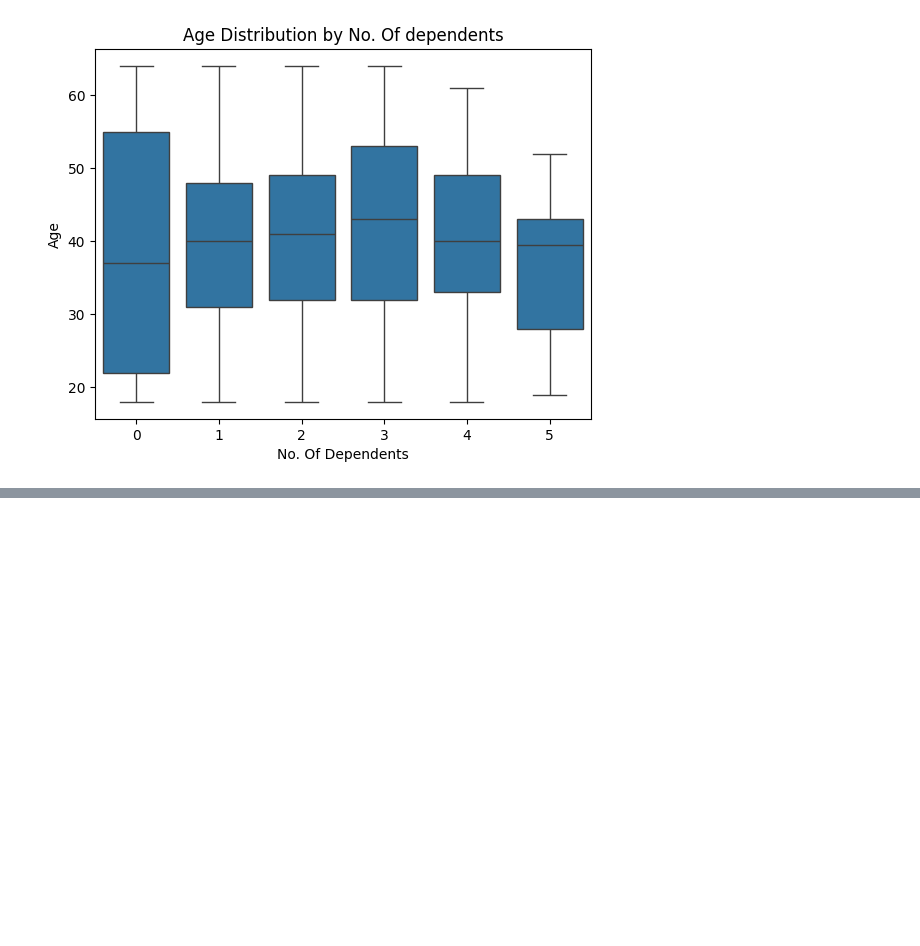
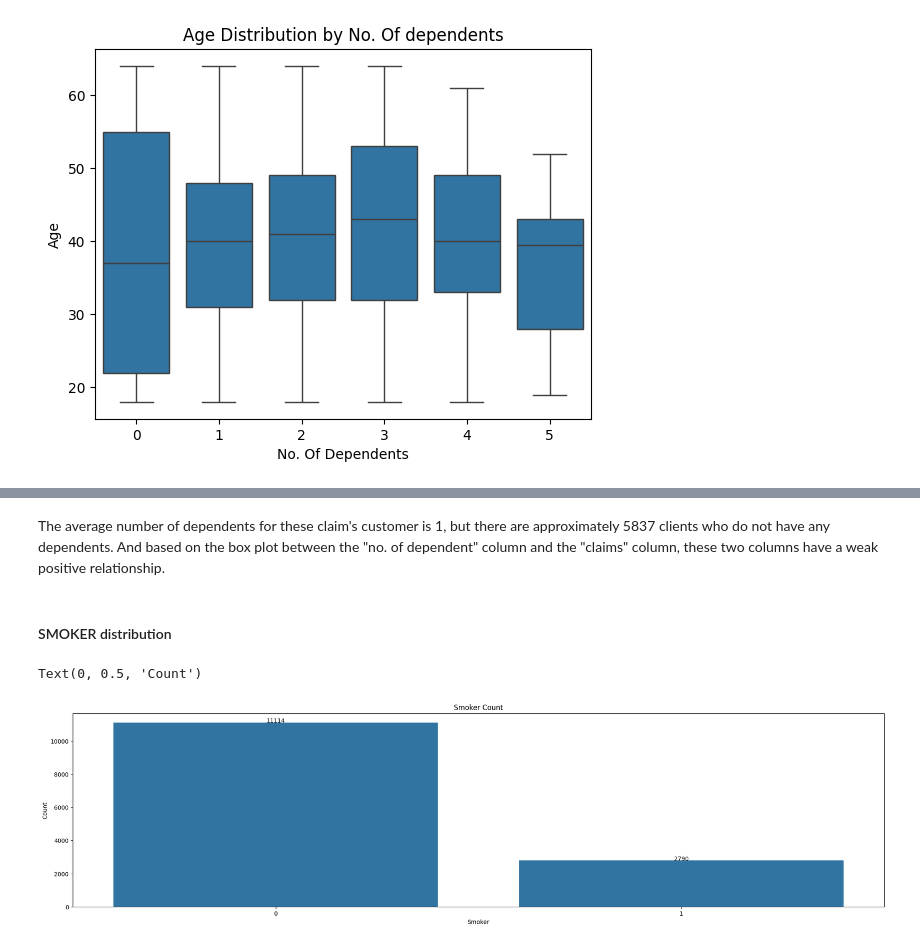
Before and after one commit to arun-ekambaram/Health-Insurance-Claim-Prediction, a Jupyter notebook: experiment.ipynb, the cells around one changed output, grey strips where cells are left out. Saved outputs shown, nothing was run; the diff lists cells and outputs as text; code cells hidden in the pictures; blank space fills up the shorter version.

```diff
--- a/experiment.ipynb
+++ b/experiment.ipynb
@@ -355,0 +366,17 @@ Text(0, 0.5, 'Age')
+# %% [markdown]
+The average number of dependents for these claim's customer is 1, but there are approximately 5837 clients who do not have any dependents. And based on the box plot between the "no. of dependent" column and the "claims" column, these two columns have a weak positive relationship.
+# %% [markdown]
+#### SMOKER distribution
+# %%
+plt.figure(figsize=(25, 6))
+
+fig = sns.countplot(x='smoker', data=updated_df)
+for p in fig.patches:
+    height = p.get_height()
+    fig.text(p.get_x() + p.get_width()/2.,height + 3, '{:1.0f}'.format(height), ha="center")
+plt.title('Smoker Count')
+plt.xlabel('Smoker')
+plt.ylabel('Count')
+# %% [output]
+Text(0, 0.5, 'Count')
+[figure, added]
```
Also changed, not shown: parts of 8 cells of this notebook.
